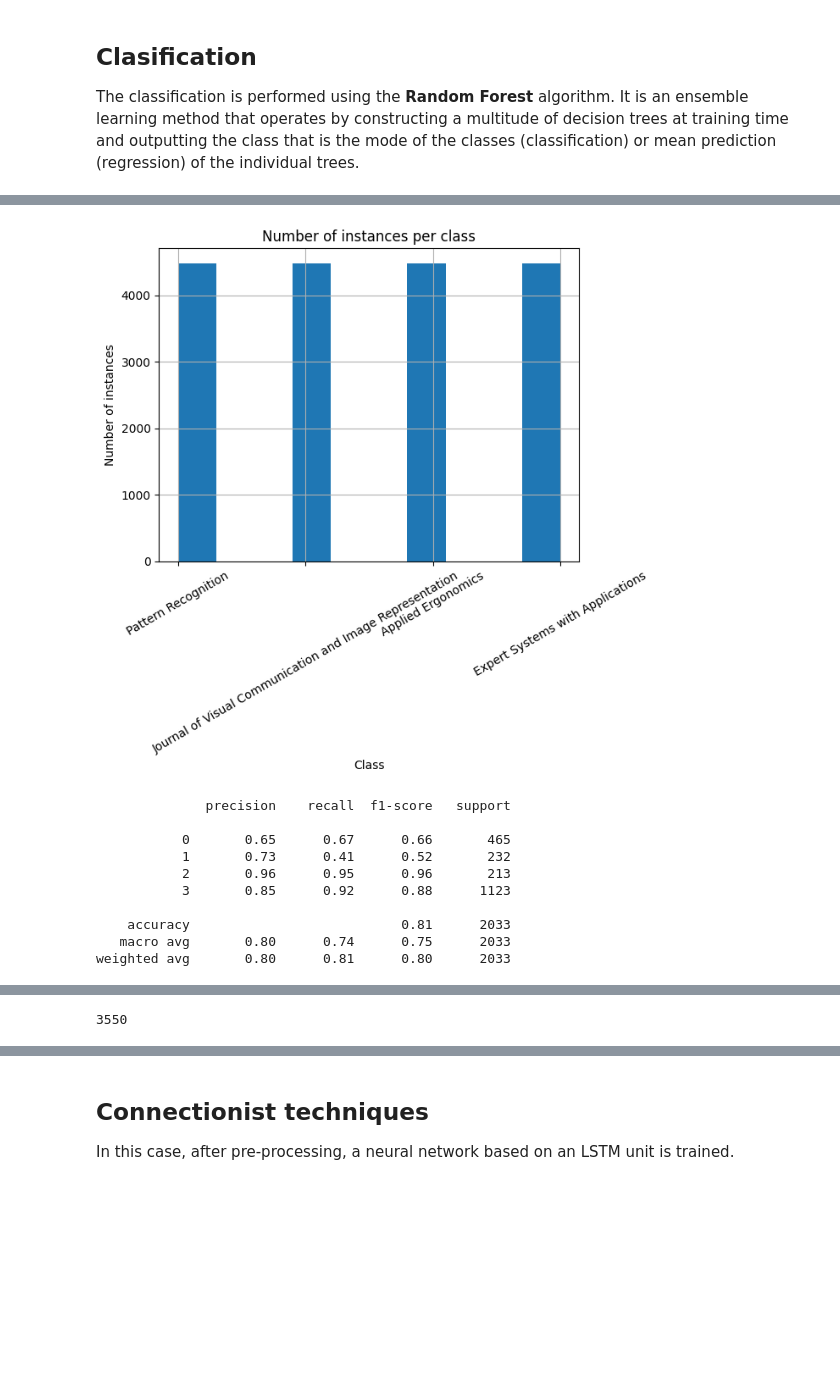
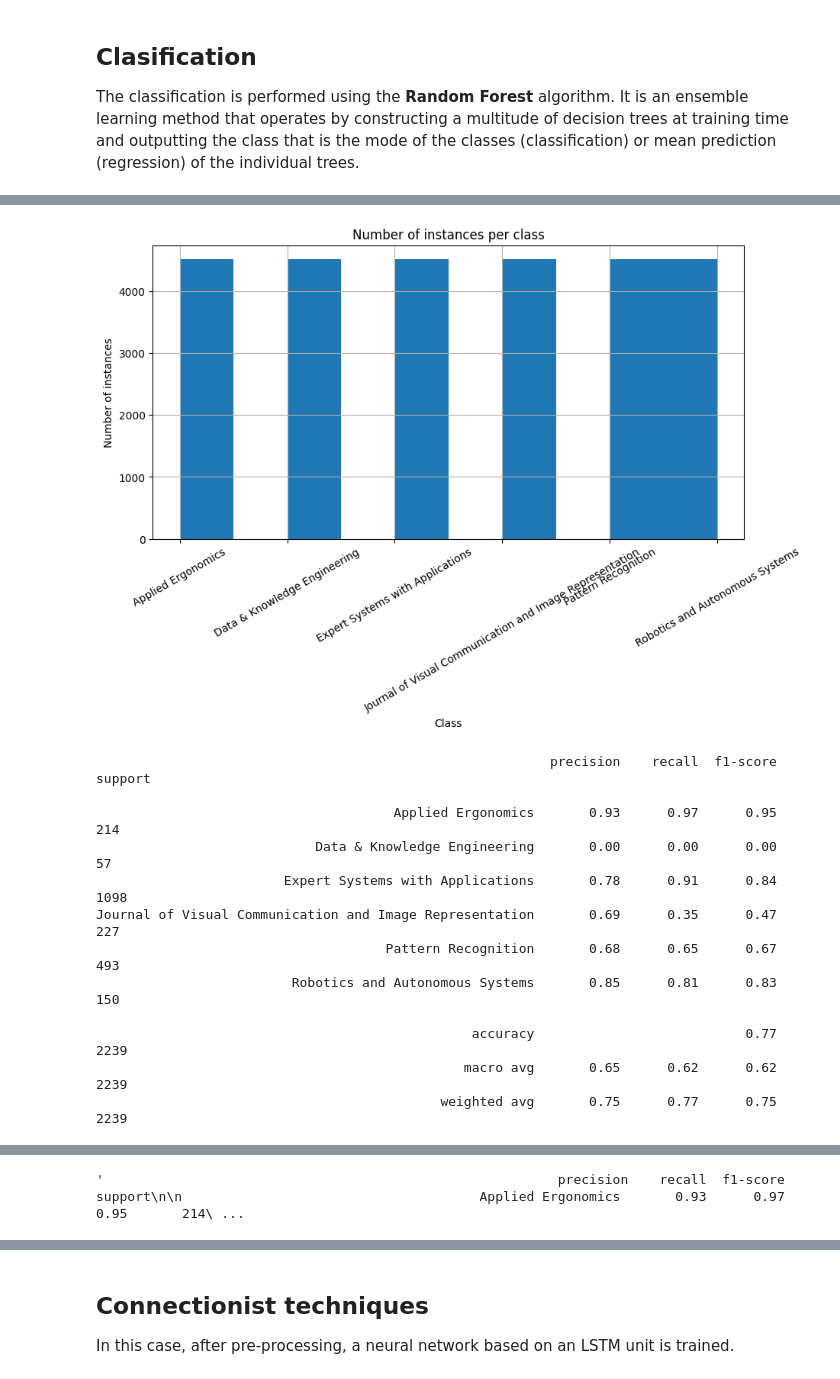
Before and after one commit to danielamadori98/Scientific-Journal-Recommender-For-Submitting-Publication, a Jupyter notebook: main.ipynb, the cells around one changed output, grey strips where cells are left out. Drawn from its saved outputs; the diff is of its cells as text; code cells hidden in the pictures; blank space fills up the shorter version.

```diff
--- a/main.ipynb
+++ b/main.ipynb
@@ -356,0 +130,9 @@ weighted avg       0.79      0.79      0.77      2033
+# %%
+from sklearn.ensemble import RandomForestClassifier
+
+# BoW ConuntVectorizer
+cls = RandomForestClassifier()
+cls.fit(X_train_Count, y_train)
+y_pred = cls.predict(X_test_Count)
+
+evaluation_report(y_test, y_pred, labels)
@@ -356,0 +154,7 @@ weighted avg       0.79      0.79      0.77      2033
+# %%
+# BoW TfidfVectorizer
+cls = RandomForestClassifier()
+cls.fit(X_train_Tfidf, y_train)
+y_pred = cls.predict(X_test_Tfidf)
+
+evaluation_report(y_test, y_pred, labels)
@@ -360,18 +209,17 @@ import gc
 
 sampler = RandomUnderSampler(random_state=42)
 
-# BoW ConuntVectorizer
-X_train_under_sampled, y_train_under_sampled = sampler.fit_resample(X_train, y_train)
-plot_class_distribution(y_train_under_sampled)
+# BoW TfidfVectorizer
+X_train_under_sampled, y_train_under_sampled = sampler.fit_resample(X_train_Tfidf, y_train)
 
 cls = RandomForestClassifier()
-cls.fit(X_train, y_train)
-y_pred = cls.predict(X_test)
+cls.fit(X_train_under_sampled, y_train_under_sampled)
+y_pred = cls.predict(X_test_Tfidf)
 
-performance(y_test, y_pred)
+evaluation_report(y_test, y_pred, labels)
 
-#Clean memory
 X_train_under_sampled = None
 y_train_under_sampled = None
+
 gc.collect()
 # %% [output]
@@ -391,30 +240,28 @@ weighted avg       0.80      0.79      0.77      2033
 # %%
 from imblearn.over_sampling import RandomOverSampler
-import gc
 
 sampler = RandomOverSampler(random_state=42)
 
-X_train_over_sampled, y_train_over_sampled = sampler.fit_resample(X_train, y_train)
-plot_class_distribution(y_train_over_sampled)
+# BoW ConuntVectorizer
+X_train_over_sampled, y_train_over_sampled = sampler.fit_resample(X_train_Count, y_train)
+plot_class_distribution(y_train_over_sampled, labels)
 
 cls = RandomForestClassifier()
 cls.fit(X_train_over_sampled, y_train_over_sampled)
-y_pred = cls.predict(X_test)
+y_pred = cls.predict(X_test_Count)
 
-performance(y_test, y_pred)
-
-X_train_over_sampled = None
-y_train_over_sampled = None
-gc.collect()
+evaluation_report(y_test, y_pred, labels)
 # %% [output]
-[figure, old version]
+[figure, new version]
-              precision    recall  f1-score   support
+                                                          precision    recall  f1-score   support
 
-           0       0.65      0.67      0.66       465
-           1       0.73      0.41      0.52       232
-           2       0.96      0.95      0.96       213
-           3       0.85      0.92      0.88      1123
+                                      Applied Ergonomics       0.93      0.97      0.95       214
+                            Data & Knowledge Engineering       0.00      0.00      0.00        57
+                        Expert Systems with Applications       0.78      0.91      0.84      1098
+Journal of Visual Communication and Image Representation       0.69      0.35      0.47       227
+                                     Pattern Recognition       0.68      0.65      0.67       493
+                         Robotics and Autonomous Systems       0.85      0.81      0.83       150
 
-    accuracy                           0.81      2033
-   macro avg       0.80      0.74      0.75      2033
-weighted avg       0.80      0.81      0.80      2033
+                                                accuracy                           0.77      2239
+                                               macro avg       0.65      0.62      0.62      2239
+                                            weighted avg       0.75      0.77      0.75      2239
@@ -422 +269 @@ weighted avg       0.80      0.81      0.80      2033
-3550
+'                                                          precision    recall  f1-score   support\n\n                                      Applied Ergonomics       0.93      0.97      0.95       214\ ...
```
Also changed, not shown: parts of 47 cells of this notebook, 30 other files.
